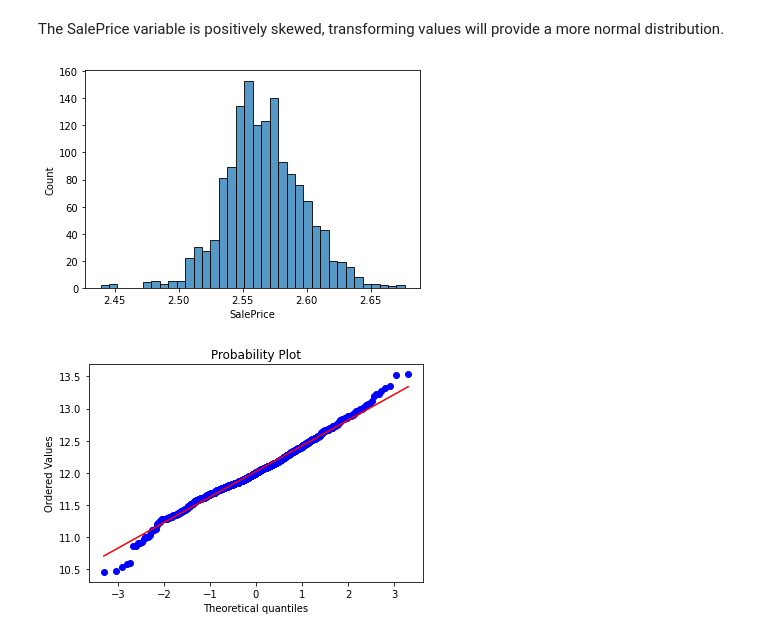
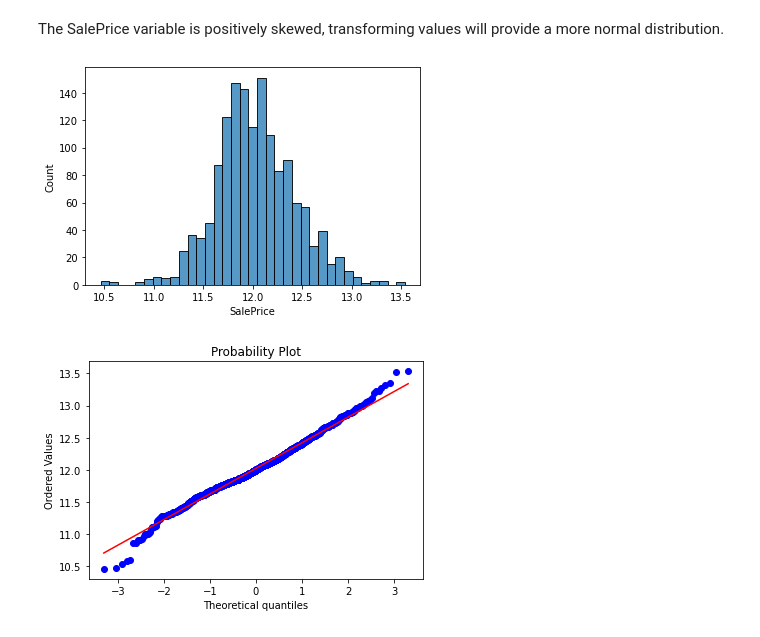
Before and after one commit to NicholasHernon/LinearRegression, a Jupyter notebook: linear_regression_housing.ipynb, the cells around one changed output. Saved outputs shown, nothing was run; the diff lists cells and outputs as text; code cells hidden in the pictures.

Commit message:
Update linear_regression_housing.ipynb
Reviewed Notebook for errors

```diff
--- a/linear_regression_housing.ipynb
+++ b/linear_regression_housing.ipynb
@@ -64,11 +64,11 @@ plt.show()
 The SalePrice variable is positively skewed, transforming values will provide a more normal distribution.
 # %%
 # create and examine a new column using logarithm of house prices
-housing_df["SalePrice"] = np.log1p(housing_df["SalePrice"])
+housing_df["SalePrice"] = np.log(housing_df["SalePrice"])
 sns.histplot(housing_df["SalePrice"])
 plt.show()
 # %% [output]
-[figure, old version]
+[figure, new version]
 # %%
 # examine probability plot of new SalePrice variable
 stats.probplot(housing_df['SalePrice'],plot=plt)
```
Also changed, not shown: parts of 4 cells of this notebook.
